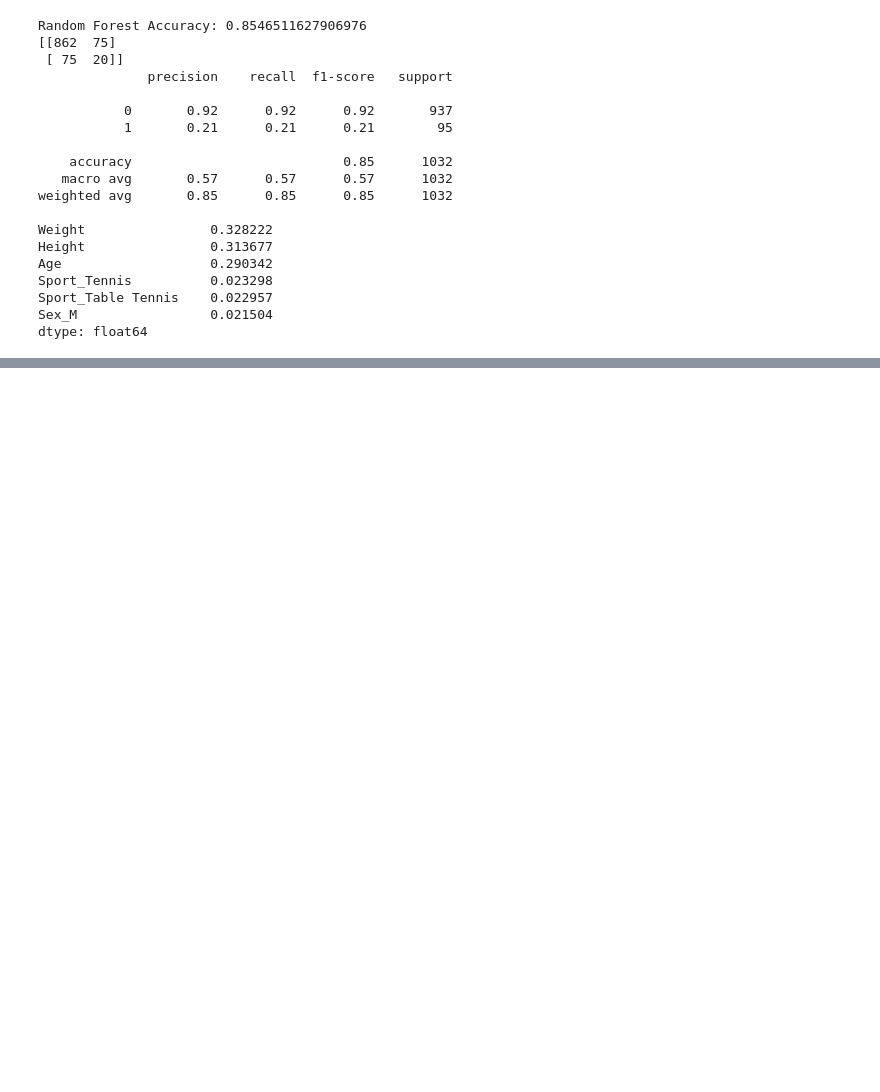
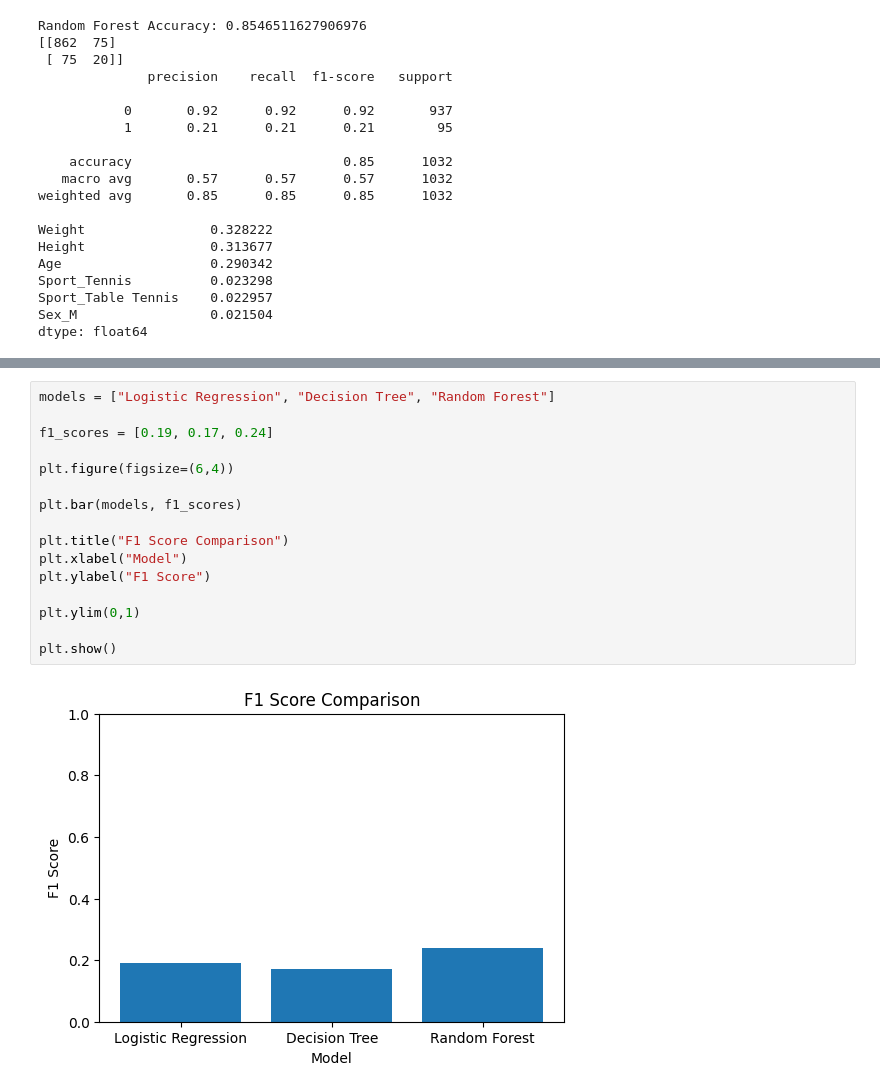
Before and after one commit to vp0716/Olympics, a Jupyter notebook: Olympics.ipynb, the cells around one changed output, grey strips where cells are left out. Cells and saved outputs as stored; diff of their text form; blank space fills up the shorter version.

Commit message:
Compare F1 score

```diff
--- a/Olympics.ipynb
+++ b/Olympics.ipynb
@@ -349,0 +378,18 @@ plt.show()
+# %%
+models = ["Logistic Regression", "Decision Tree", "Random Forest"]
+
+f1_scores = [0.19, 0.17, 0.24]
+
+plt.figure(figsize=(6,4))
+
+plt.bar(models, f1_scores)
+
+plt.title("F1 Score Comparison")
+plt.xlabel("Model")
+plt.ylabel("F1 Score")
+
+plt.ylim(0,1)
+
+plt.show()
+# %% [output]
+[figure, added]
```
Also changed, not shown: parts of 3 cells of this notebook.
